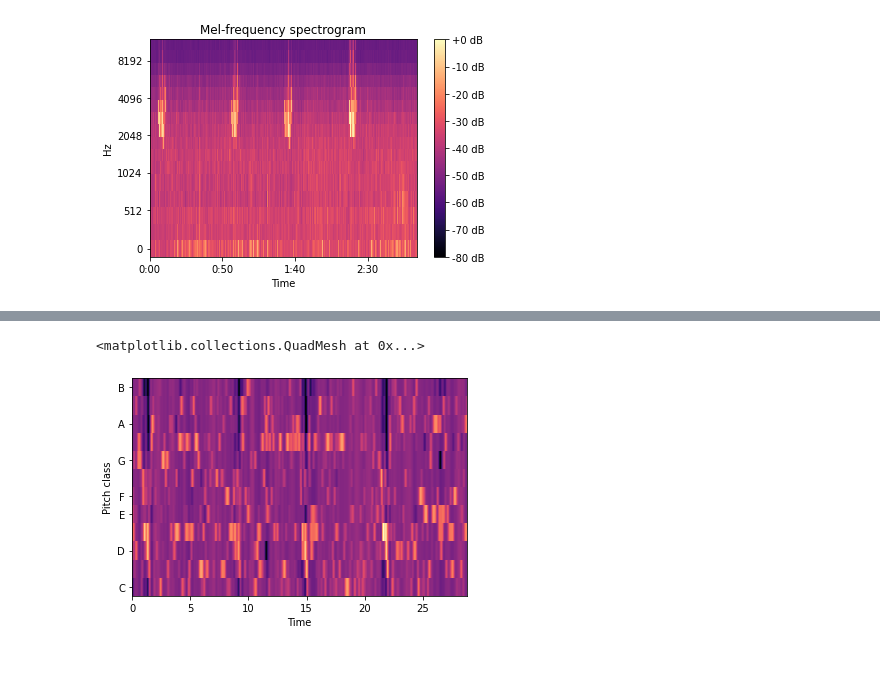
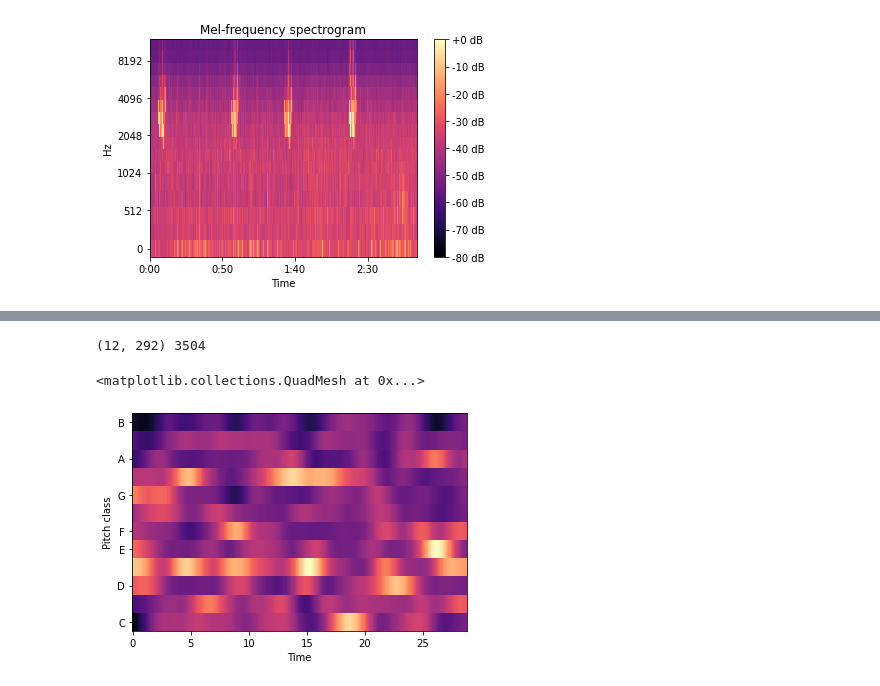
Before and after one commit to dsgt-birdclef/birdclef-2022, a Jupyter notebook: notebooks/2022-05-24-acm-motif-plot.ipynb, the cells around one changed output, grey strips where cells are left out. Cells and saved outputs as stored; diff of their text form; code cells hidden in the pictures.

```diff
--- a/notebooks/2022-05-24-acm-motif-plot.ipynb
+++ b/notebooks/2022-05-24-acm-motif-plot.ipynb
@@ -17,3 +16,6 @@ duration = librosa.get_duration(y=data, sr=sample_rate)
 print(f"{example}, {duration:.2f} seconds")
 # %% [output]
 ..\data\raw\birdclef-2022\train_audio\puaioh\XC144892.ogg, 28.78 seconds
+# %%
+%%timeit -n 10
+data, sample_rate = librosa.load(example)
@@ -55,13 +81,10 @@ plt.show()
 # %%
-from birdclef.utils import cens_per_sec
-
-cens_sr = 100
-
-duration = librosa.get_duration(y=data, sr=sample_rate)
+cens_sr = 10
 hop_length = cens_per_sec(sample_rate, cens_sr)
 cens = librosa.feature.chroma_cens(y=data, sr=sample_rate, hop_length=hop_length)
-
+print(cens.shape, cens.size)
 librosa.display.specshow(cens, y_axis="chroma", x_axis="time", hop_length=hop_length)
 # %% [output]
-<matplotlib.collections.QuadMesh at 0x...>
+(12, 292) 3504
+<matplotlib.collections.QuadMesh at 0x...>
-[figure, old version]
+[figure, new version]
```
Also changed, not shown: parts of 10 cells of this notebook, 3 other files.
